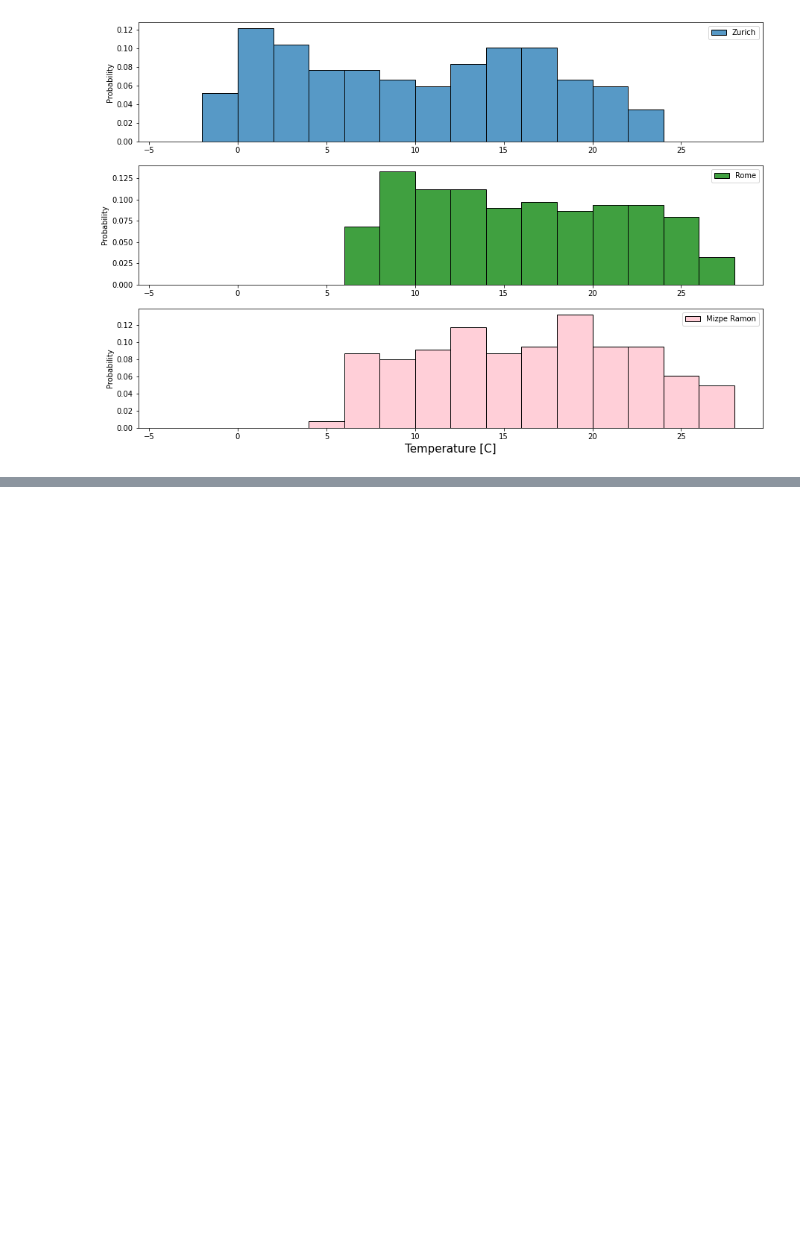
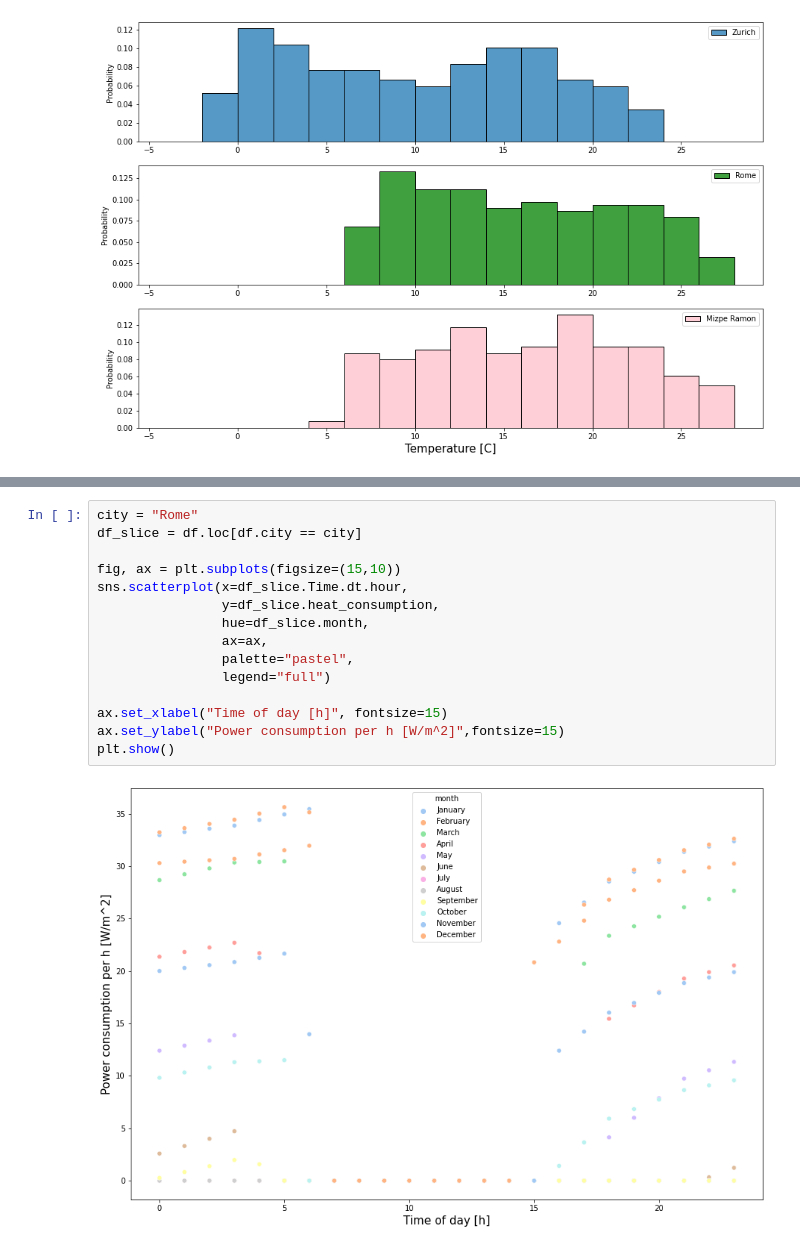
Before and after one commit to panManfredini/isolated_farming, a Jupyter notebook: irradiance_temperature_study.ipynb, the cells around one changed output, grey strips where cells are left out. Cells and saved outputs as stored; diff of their text form; blank space fills up the shorter version.

```diff
--- a/irradiance_temperature_study.ipynb
+++ b/irradiance_temperature_study.ipynb
@@ -50,0 +90,17 @@ Text(0.5, 0, '')
+# %%
+city = "Rome"
+df_slice = df.loc[df.city == city]
+
+fig, ax = plt.subplots(figsize=(15,10))
+sns.scatterplot(x=df_slice.Time.dt.hour,
+                y=df_slice.heat_consumption,
+                hue=df_slice.month,
+                ax=ax,
+                palette="pastel",
+                legend="full")
+
+ax.set_xlabel("Time of day [h]", fontsize=15)
+ax.set_ylabel("Power consumption per h [W/m^2]",fontsize=15)
+plt.show()
+# %% [output]
+[figure, added]
```
Also changed, not shown: parts of 7 cells of this notebook.
